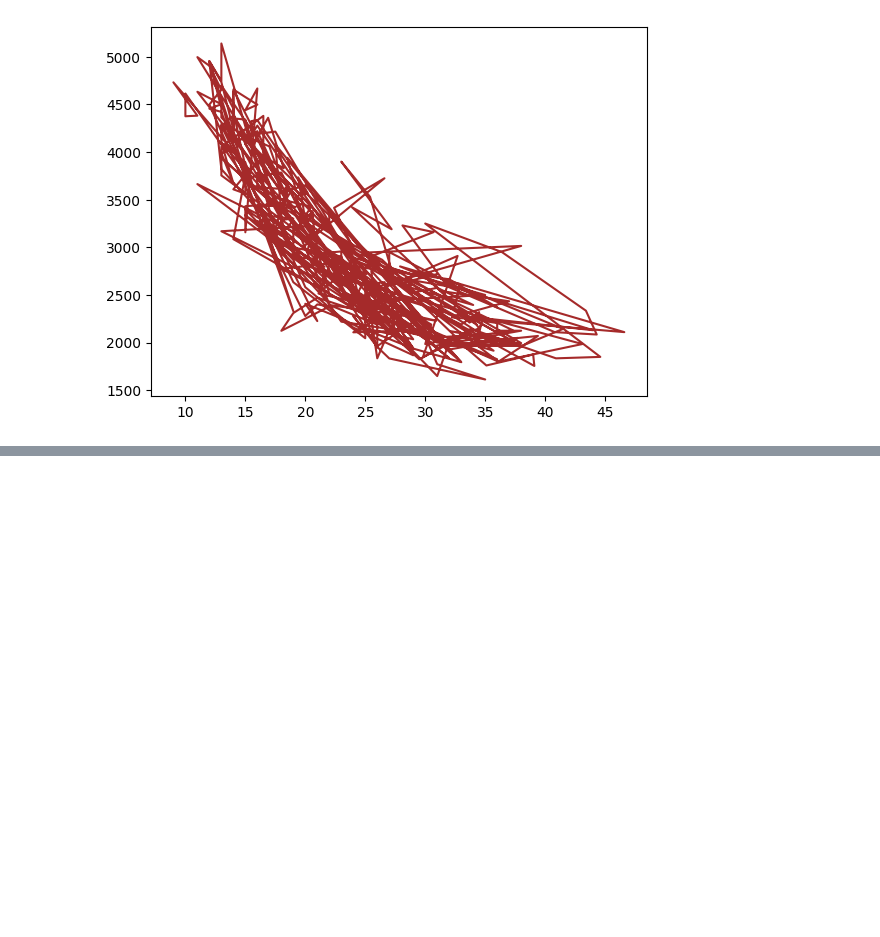
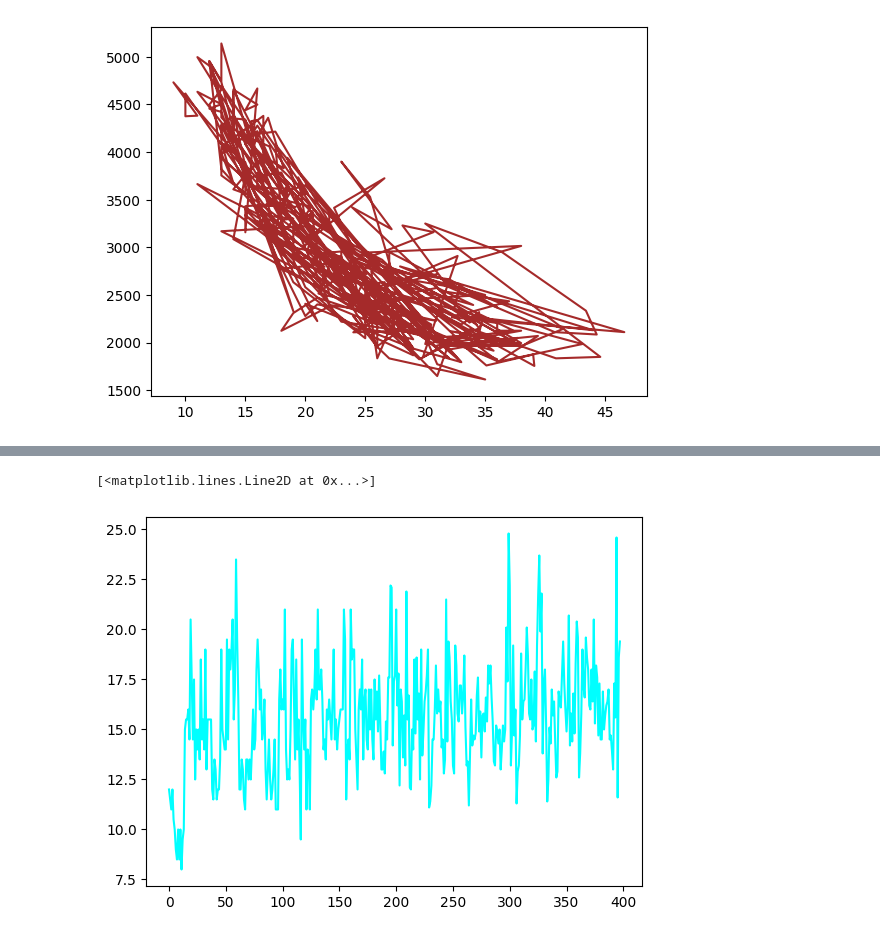
Before and after one commit to geershatisaxena/mpg-Data-Analysis, a Jupyter notebook: matplotlib.ipynb, the cells around one changed output, grey strips where cells are left out. Saved outputs shown, nothing was run; the diff lists cells and outputs as text; code cells hidden in the pictures; blank space fills up the shorter version.

```diff
--- a/matplotlib.ipynb
+++ b/matplotlib.ipynb
@@ -56,0 +72,5 @@ plt.plot(df["mpg"], df["weight"], color="brown")
+# %%
+plt.plot(df["acceleration"], color="cyan")
+# %% [output]
+[<matplotlib.lines.Line2D at 0x...>]
+[figure, added]
```
Also changed, not shown: parts of 101 cells of this notebook.
